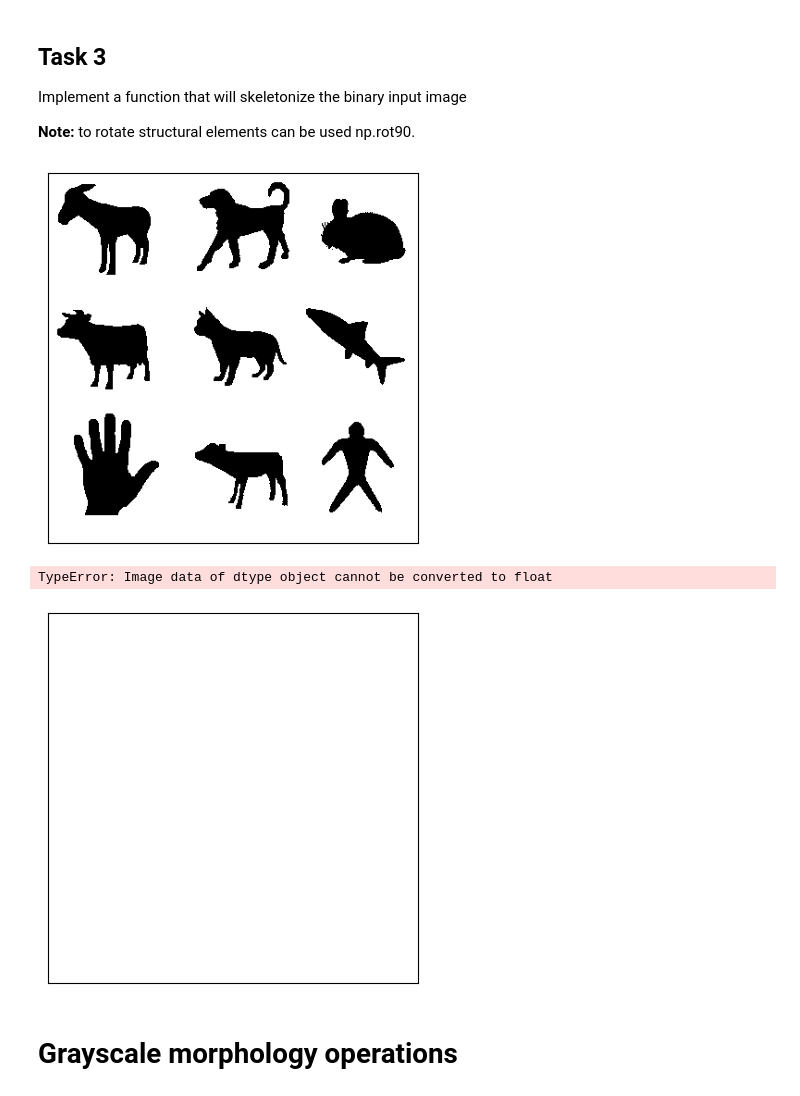
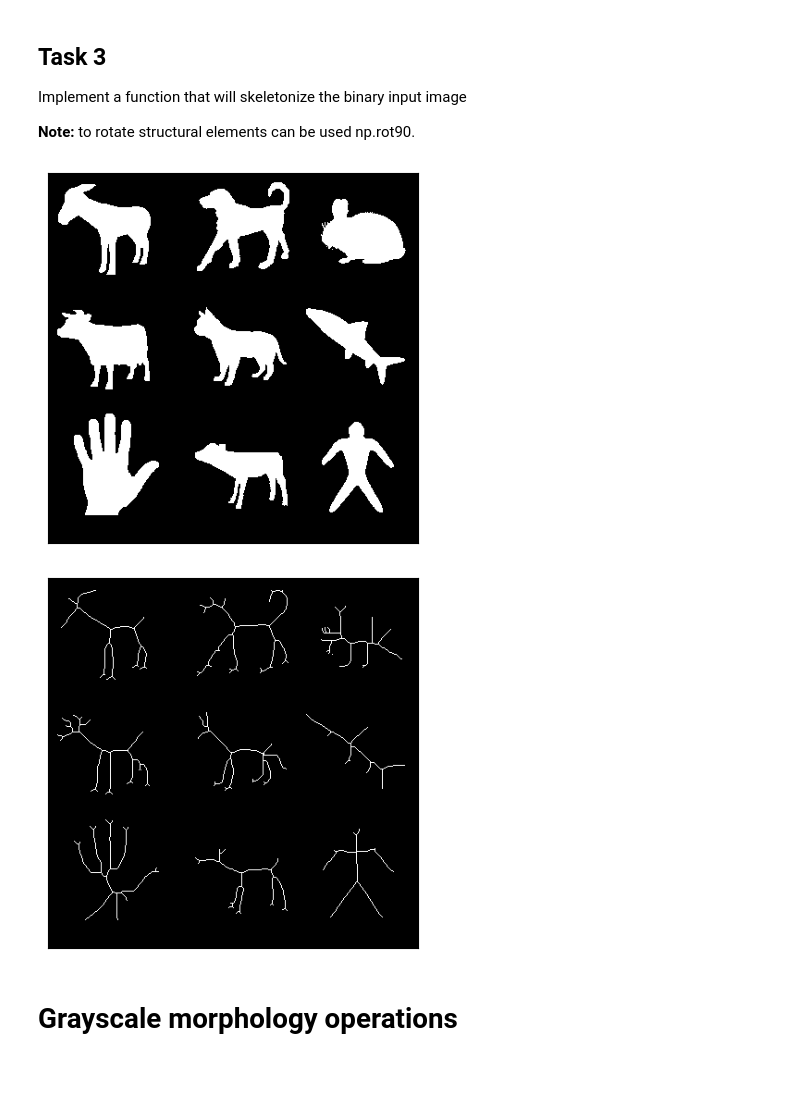
Before and after one commit to mmartyna123/ComputerVision, a Jupyter notebook: Lab4/cv_lab4_MS.ipynb, the cells around one changed output. Cells and saved outputs as stored; diff of their text form; code cells hidden in the pictures.

```diff
--- a/Lab4/cv_lab4_MS.ipynb
+++ b/Lab4/cv_lab4_MS.ipynb
@@ -575,25 +575,61 @@ The skeleton can also be determined using the distance transform.
 Implement a function that will skeletonize the binary input image
 
 **Note:** to rotate structural elements can be used np.rot90.
-# %%
-img_animal_raw = cv2.imread("./binary_images.png", 0)
-img_animal = img_animal_raw < 255
-show_binary(img_animal)
-
-
-def skeletonize(img):
-  #structural elements given in the task
-  s1 = np.array([[-1,-1,-1], [0, 1, 0], [1, 1, 1]])
-  s2 = np.array([[0, -1, -1], [1, 1, -1], [0, 1, 0]])
-
-
-
-skeleton = skeletonize(img_animal)
-show_binary(skeleton)
-# %% [output]
-[figure, removed]
-TypeError: Image data of dtype object cannot be converted to float
-[figure, removed]
+# %%
+img_animal_raw = cv2.imread("./binary_images.png", 0)
+#img_animal = img_animal_raw < 255
+img_animal = ((img_animal_raw>0)*1).astype(np.uint8)
+show_binary(img_animal)
+
+
+def skeletonize(img):
+  #structural elements given in the task
+  s1 = np.array([[-1,-1,-1], [0, 1, 0], [1, 1, 1]])
+  s2 = np.array([[0, -1, -1], [1, 1, -1], [0, 1, 0]])
+  skeleton = img.copy()
+
+  changes = True #flag to track changes in iteration
+  while changes:
+      changes = False #at the beggining of each it changing the fl to F
+        #applying rotations (0, 90, 180, 270 degrees) of s1 and s2
+      for el in range(4):
+            # Hit-or-miss with s1 transformation with each rotation
+            # it finds pixels that match pixels in s1 pattern
+          hit_or_miss_s1 = cv2.morphologyEx(skeleton.astype(np.uint8), cv2.MORPH_HITMISS, s1)
+
+            # removing matched pixels -> inverting hit_or_miss_s1 mask, sets matching pixels to 0
+          new_skeleton = skeleton & ~hit_or_miss_s1.astype(bool)
+
+            # checks if after the changes above the sheleton is the same or not
+          if not np.array_equal(skeleton, new_skeleton):
+              changes = True #if they r not equal we set flag to T to continue with iterations to thicken the img to get a skeleton
+              skeleton = new_skeleton #updatig sheleton with new skeleton that was created by changes in this iter
+
+            # rotating s1 by 90 deg for the next iteration
+          s1 = np.rot90(s1)
+
+            # hit-or-miss transformation with the curr rotation of s2
+          hit_or_miss_s2 = cv2.morphologyEx(skeleton.astype(np.uint8), cv2.MORPH_HITMISS, s2)
+
+            # removing matching pixels for s2 -> same way as above - iverting mask an setting match pixels to 0
+          new_skeleton = skeleton & ~hit_or_miss_s2.astype(bool)
+
+            # checks for changes, same as above
+          if not np.array_equal(skeleton, new_skeleton):
+              changes = True
+              skeleton = new_skeleton
+
+            # rotating s2 by 90 deg for the next iteration
+          s2 = np.rot90(s2)
+
+  return skeleton
+
+
+skeleton = skeletonize(img_animal)
+show_binary(skeleton)
+# %% [output]
+[figure, added]
+[figure, added]
 # %% [markdown]
 # Grayscale  morphology operations
 # %% [markdown]
```
